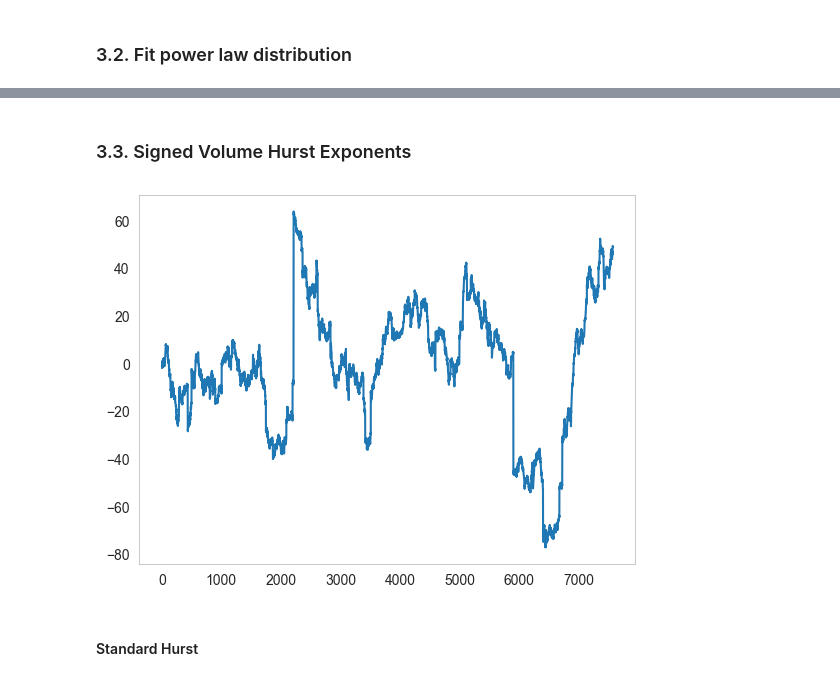
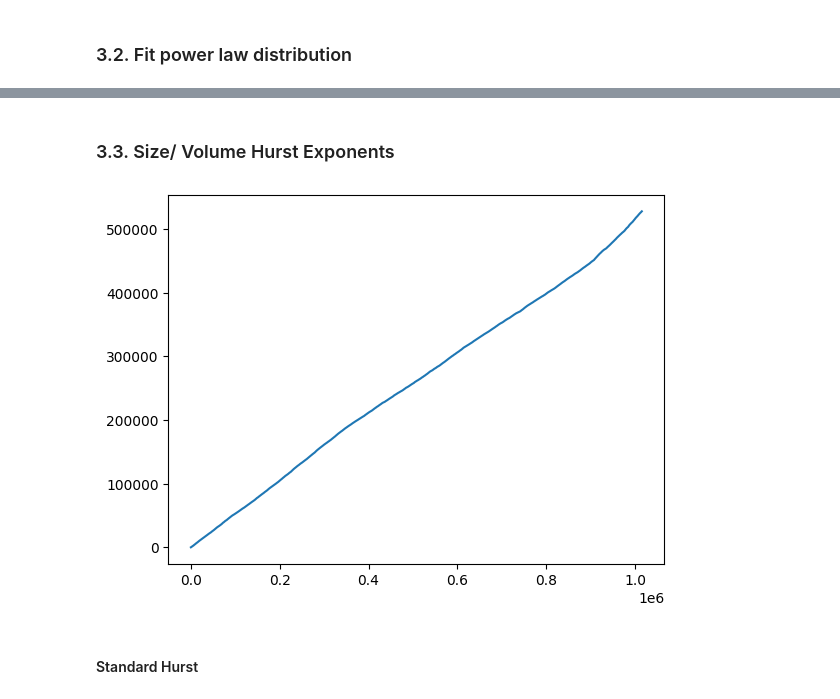
Before and after one commit to anabugaenko/liquidity, a Jupyter notebook: notebooks/MO/orderflow_long_memory.ipynb, the cells around one changed output, grey strips where cells are left out. Saved outputs shown, nothing was run; the diff lists cells and outputs as text; code cells hidden in the pictures.

```diff
--- a/notebooks/MO/orderflow_long_memory.ipynb
+++ b/notebooks/MO/orderflow_long_memory.ipynb
@@ -10,7 +10,7 @@ from hurst_exponent.util.utils import augmented_dickey_fuller
 %autoreload 2
 # %%
 # Number of events to use
-EVENTS_RANGE = 100000
+EVENTS_RANGE = 500000
 
 # Number of lags for the ACF
 ACF_RANGE = 1001
@@ -526,5 +382,5 @@ signed_volume = {
 #### Stationarity Test
 # %%
 # ADF test
-for stock, data in signed_volume.items():
+for stock, data in size_volume.items():
     augmented_dickey_fuller(data.head(EVENTS_RANGE), stock)
@@ -602,13 +410,13 @@ for stock, data in signed_volume_nonlinear_acfs.items():
 # %%
-# Using signs_nonlinear_acfs
-signed_volume_fit_results_list = []
-signed_volume_fit_objects = {}  # Dictionary to store fit objects
+# Using volume_nonlinear_acfs
+volume_fit_results_list = []
+volume_fit_objects = {}  # Dictionary to store fit objects
 
-for stock, data in signed_volume_acf_values.items():
+for stock, data in volume_acf_values.items():
     fit_dict, fit_obj = get_acf_params(stock, data)
     if fit_dict:
-        signed_volume_fit_results_list.append(fit_dict)
-        signed_volume_fit_objects[stock] = fit_obj  # Store the fit object
+        volume_fit_results_list.append(fit_dict)
+        volume_fit_objects[stock] = fit_obj  # Store the fit object
 
-signed_volume_fit_results = pd.DataFrame(signed_volume_fit_results_list)
-display(signed_volume_fit_results.head())
+volume_fit_results = pd.DataFrame(volume_fit_results_list)
+display(volume_fit_results.head())
@@ -638,24 +431,24 @@ tsla_acf_fit.powerlaw.plot_fit()
 # %% [markdown]
-### 3.3. Signed Volume Hurst Exponents
+### 3.3. Size/ Volume Hurst Exponents
 # %%
-# Compute cumsum of signed volumes
-cumsum_signed_volume = {
-  'TSLA': tsla_aggregate_orderflow['signed_volume'].cumsum(),
-  'MSFT': msft_aggregate_orderflow['signed_volume'].cumsum(),
-  'AMZN': amzn_aggregate_orderflow['signed_volume'].cumsum(),
-  'NFLX': nflx_aggregate_orderflow['signed_volume'].cumsum(),
-  'EBAY': ebay_aggregate_orderflow['signed_volume'].cumsum(),
-  'APPL': appl_aggregate_orderflow['signed_volume'].cumsum()
-}
+# Compute cumsum of size/volumes
+cumsum_size_volume = {
+               'TSLA': tsla_raw_df['norm_trade_volume'].cumsum(),
+               'MSFT': amzn_raw_df['norm_trade_volume'].cumsum(),
+               'AMZN': nflx_raw_df['norm_trade_volume'].cumsum(),
+               'NFLX': msft_raw_df['norm_trade_volume'].cumsum(),
+               'EBAY': ebay_raw_df['norm_trade_volume'].cumsum(),
+               'APPL': appl_raw_df['norm_trade_volume'].cumsum()
+               }
 # Update the dictionary to only keep the first EVENTS_RANGE items
-# cumsum_signed_volume = {stock: data.head(EVENTS_RANGE) for stock, data in cumsum_signed_volume.items()}
-tsla_cumsum_signed_volume = tsla_aggregate_orderflow['signed_volume'].cumsum()
-x = list(range(1, len(tsla_cumsum_signed_volume)+1))
-plt.plot(x, tsla_cumsum_signed_volume)
+cumsum_size_volume = {stock: data.head(EVENTS_RANGE) for stock, data in cumsum_size_volume.items()}
+tsla_cumsum_volume = amzn_raw_df['norm_trade_volume'].cumsum()
+x = list(range(1, len(tsla_cumsum_volume)+1))
+plt.plot(x, tsla_cumsum_volume)
 plt.grid(False)
 plt.show()
 # %% [output]
-[figure, old version]
+[figure, new version]
 # %% [markdown]
 #### Standard Hurst
 # %%
```
Also changed, not shown: parts of 84 cells of this notebook, 6 other files.
